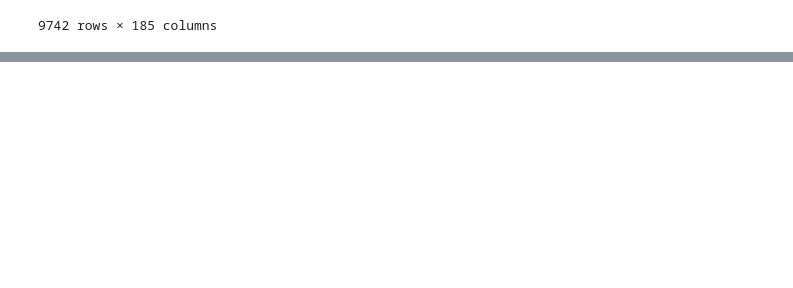
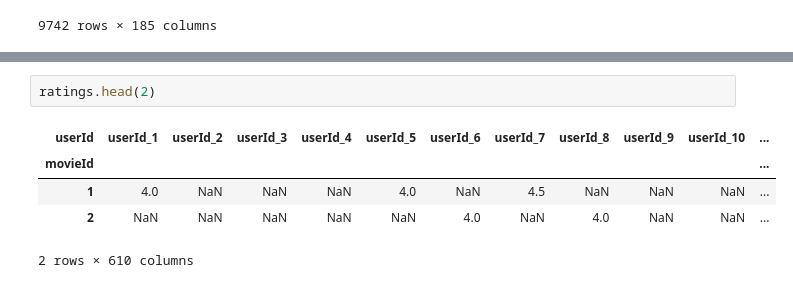
Before and after one commit to julian801/JC_Movie_Recommender, a Jupyter notebook: JC_Movie_Recommender_GBM.ipynb, the cells around one changed output, grey strips where cells are left out. Saved outputs shown, nothing was run; the diff lists cells and outputs as text; blank space fills up the shorter version.

```diff
--- a/JC_Movie_Recommender_GBM.ipynb
+++ b/JC_Movie_Recommender_GBM.ipynb
@@ -266 +247,9 @@ SyntaxError: invalid syntax (<ipython-input-4-cf7f41e9cf99>, line 3)
+# %%
+ratings.head(2)
+# %% [output]
+| userId | userId_1 | userId_2 | userId_3 | userId_4 | userId_5 | userId_6 | userId_7 | userId_8 | userId_9 | userId_10 | ... |
+| movieId |  |  |  |  |  |  |  |  |  |  | ... |
+| 1 | 4.0 | NaN | NaN | NaN | 4.0 | NaN | 4.5 | NaN | NaN | NaN | ... |
+| 2 | NaN | NaN | NaN | NaN | NaN | 4.0 | NaN | 4.0 | NaN | NaN | ... |
+2 rows × 610 columns
 # %%
```
Also changed, not shown: parts of 24 cells of this notebook.
